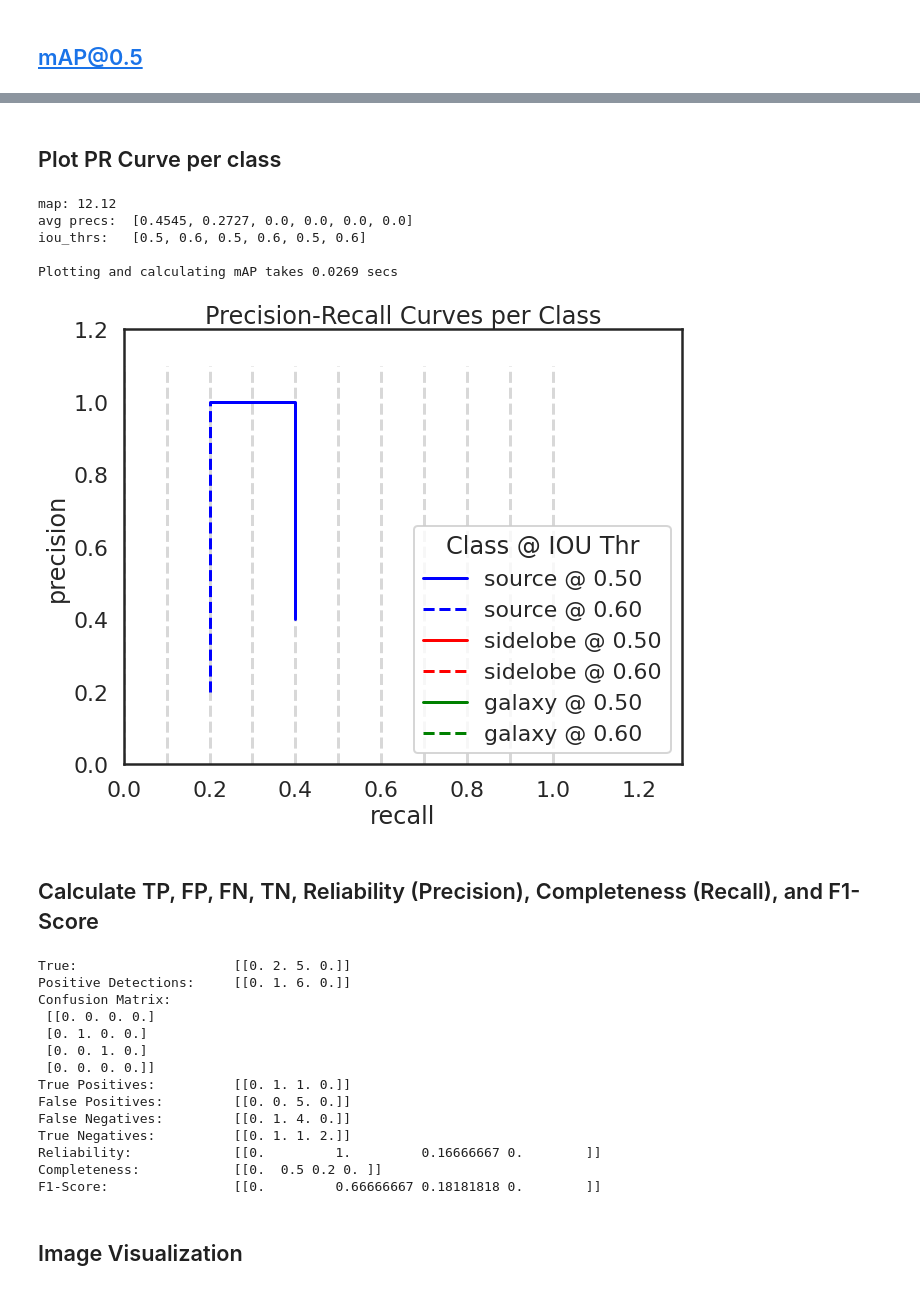
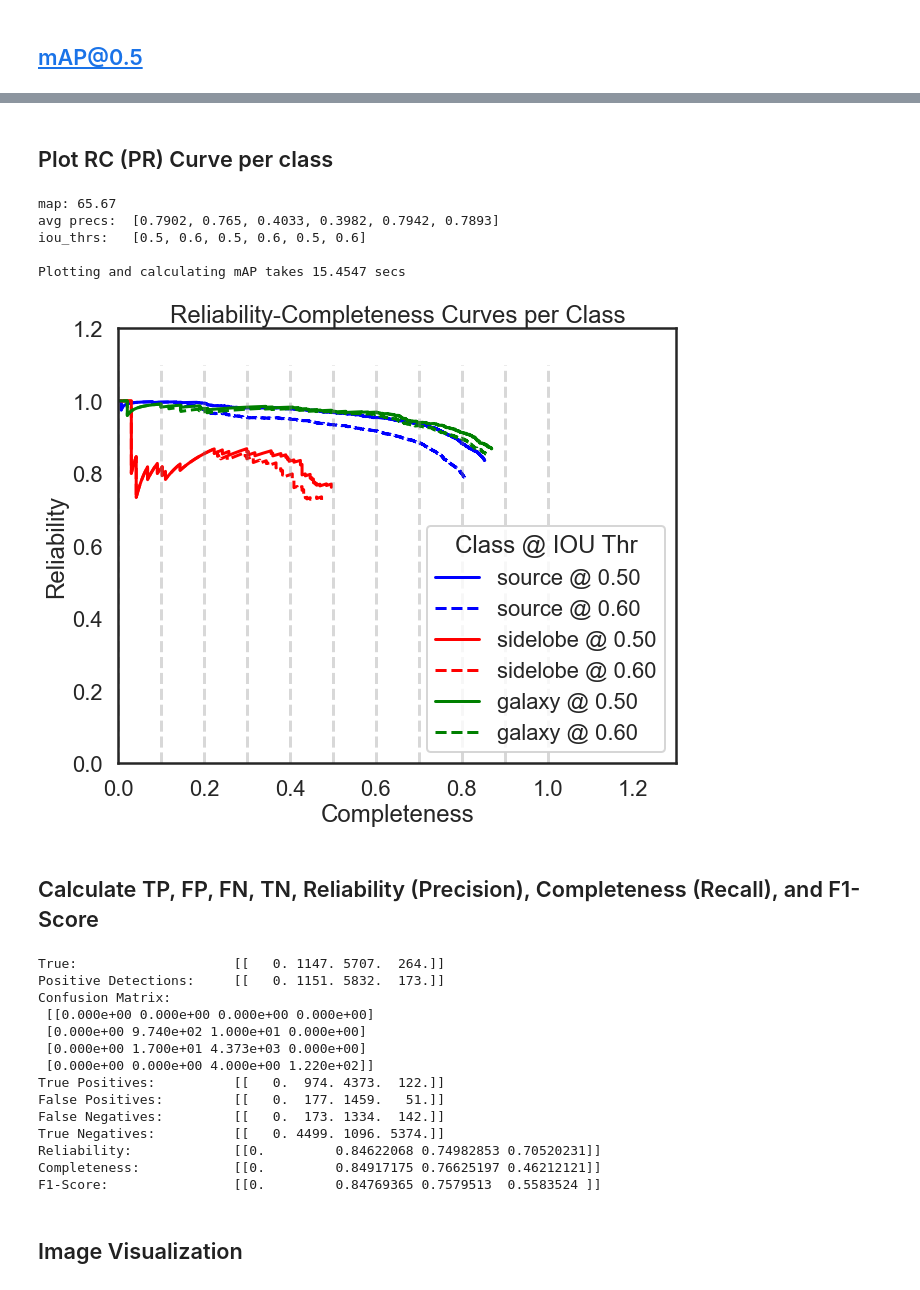
Before and after one commit to SKA-INAF/metric-computation, a Jupyter notebook: metric_computation.ipynb, the cells around one changed output, grey strips where cells are left out. Drawn from its saved outputs; the diff is of its cells as text; code cells hidden in the pictures.

Commit message:
Replaced Precision and Recall with Reliability and Completeness

```diff
--- a/metric_computation.ipynb
+++ b/metric_computation.ipynb
@@ -62,16 +62,16 @@ COLORS = [
 # %% [markdown]
 ## Loading gt and pred annotations
 # %%
-gt_file = 'gt_boxes_1im.json'
-pred_file = 'rg-boxes_1im.json'
+# gt_file = 'gt_boxes_1im.json'
+# pred_file = 'rg-boxes_1im.json'
 # gt_file = 'gt_boxes.json'
 # pred_file = 'rg-boxes@0.9cs.json'
 # gt_file = 'gt_less_5.json'
 # pred_file = 'pred_less_5.json'
 # gt_file = 'gt_5_to_20.json'
 # pred_file = 'pred_5_to_20.json'
-# gt_file = 'ground_truth_boxes.json'
-# pred_file = 'predicted_boxes.json'
+gt_file = 'sample_jsons/ground_truth_boxes.json'
+pred_file = 'sample_jsons/predicted_boxes.json'
 
 with open(gt_file) as infile:
     gt_boxes = json.load(infile)
@@ -164,5 +180,5 @@ Plotting and calculating mAP takes 0.0875 secs
 # %% [markdown]
-## Plot PR Curve per class
+## Plot RC (PR) Curve per class
 # %%
 # Super-Imposed per Class
 start_time = time.time()
@@ -185,38 +201,40 @@ for i, classification in enumerate(classes):
         iou_thrs.append(iou_thr)
 
         precisions = data['precisions']
         recalls = data['recalls']
 
         if iou_thr == 0.5:
             line_style = 'solid'
         elif iou_thr == 0.6:
             line_style = 'dashed'
         # ax = plot_pr_curve(precisions, recalls, label=classification+' @ {:.2f}'.format(iou_thr),
         #                    color=COLORS[i*len(classes) + j], ax=ax)
         ax = plot_pr_curve(precisions, recalls, label=classification + ' @ {:.2f}'.format(iou_thr),
                             color=colour, ax=ax, linestyle=line_style)
 
 
 # prettify for printing:
 avg_precs = [float('{:.4f}'.format(ap)) for ap in avg_precs]
 iou_thrs = [float('{:.4f}'.format(thr)) for thr in iou_thrs]
 print('map: {:.2f}'.format(100 * np.mean(avg_precs)))
 print('avg precs: ', avg_precs)
 print('iou_thrs:  ', iou_thrs)
-plt.title('Precision-Recall Curves per Class')
+plt.title('Reliability-Completeness Curves per Class')
+plt.xlabel('Completeness')
+plt.ylabel('Reliability')
 plt.legend(loc='lower right', title='Class @ IOU Thr', frameon=True)
 for xval in np.linspace(0.0, 1.0, 11):
     plt.vlines(xval, 0.0, 1.1, color='gray', alpha=0.3, linestyles='dashed')
 end_time = time.time()
 print('\nPlotting and calculating mAP takes {:.4f} secs'.format(end_time - start_time))
 plt.show()
 # %% [output]
-map: 12.12
-avg precs:  [0.4545, 0.2727, 0.0, 0.0, 0.0, 0.0]
+map: 65.67
+avg precs:  [0.7902, 0.765, 0.4033, 0.3982, 0.7942, 0.7893]
 iou_thrs:   [0.5, 0.6, 0.5, 0.6, 0.5, 0.6]
 
-Plotting and calculating mAP takes 0.0269 secs
+Plotting and calculating mAP takes 15.4547 secs
-[figure, old version]
+[figure, new version]
 # %% [markdown]
 ## Calculate TP, FP, FN, TN, Reliability (Precision), Completeness (Recall), and F1-Score
 # %%
@@ -381,20 +399,20 @@ for i, (reliability_class, completeness_class) in enumerate(zip(reliability[0],
     f1_score[0][i] = f1_score_class
 print('F1-Score:\t\t', f1_score)
 # %% [output]
-True:                    [[0. 2. 5. 0.]]
-Positive Detections:     [[0. 1. 6. 0.]]
+True:                    [[   0. 1147. 5707.  264.]]
+Positive Detections:     [[   0. 1151. 5832.  173.]]
 Confusion Matrix:
- [[0. 0. 0. 0.]
- [0. 1. 0. 0.]
- [0. 0. 1. 0.]
- [0. 0. 0. 0.]]
-True Positives:          [[0. 1. 1. 0.]]
-False Positives:         [[0. 0. 5. 0.]]
-False Negatives:         [[0. 1. 4. 0.]]
-True Negatives:          [[0. 1. 1. 2.]]
-Reliability:             [[0.         1.         0.16666667 0.        ]]
-Completeness:            [[0.  0.5 0.2 0. ]]
-F1-Score:                [[0.         0.66666667 0.18181818 0.        ]]
+ [[0.000e+00 0.000e+00 0.000e+00 0.000e+00]
+ [0.000e+00 9.740e+02 1.000e+01 0.000e+00]
+ [0.000e+00 1.700e+01 4.373e+03 0.000e+00]
+ [0.000e+00 0.000e+00 4.000e+00 1.220e+02]]
+True Positives:          [[   0.  974. 4373.  122.]]
+False Positives:         [[   0.  177. 1459.   51.]]
+False Negatives:         [[   0.  173. 1334.  142.]]
+True Negatives:          [[   0. 4499. 1096. 5374.]]
+Reliability:             [[0.         0.84622068 0.74982853 0.70520231]]
+Completeness:            [[0.         0.84917175 0.76625197 0.46212121]]
+F1-Score:                [[0.         0.84769365 0.7579513  0.5583524 ]]
 # %% [markdown]
 ## Image Visualization
 # %%
```
Also changed, not shown: parts of 4 cells of this notebook, 1 other file.
